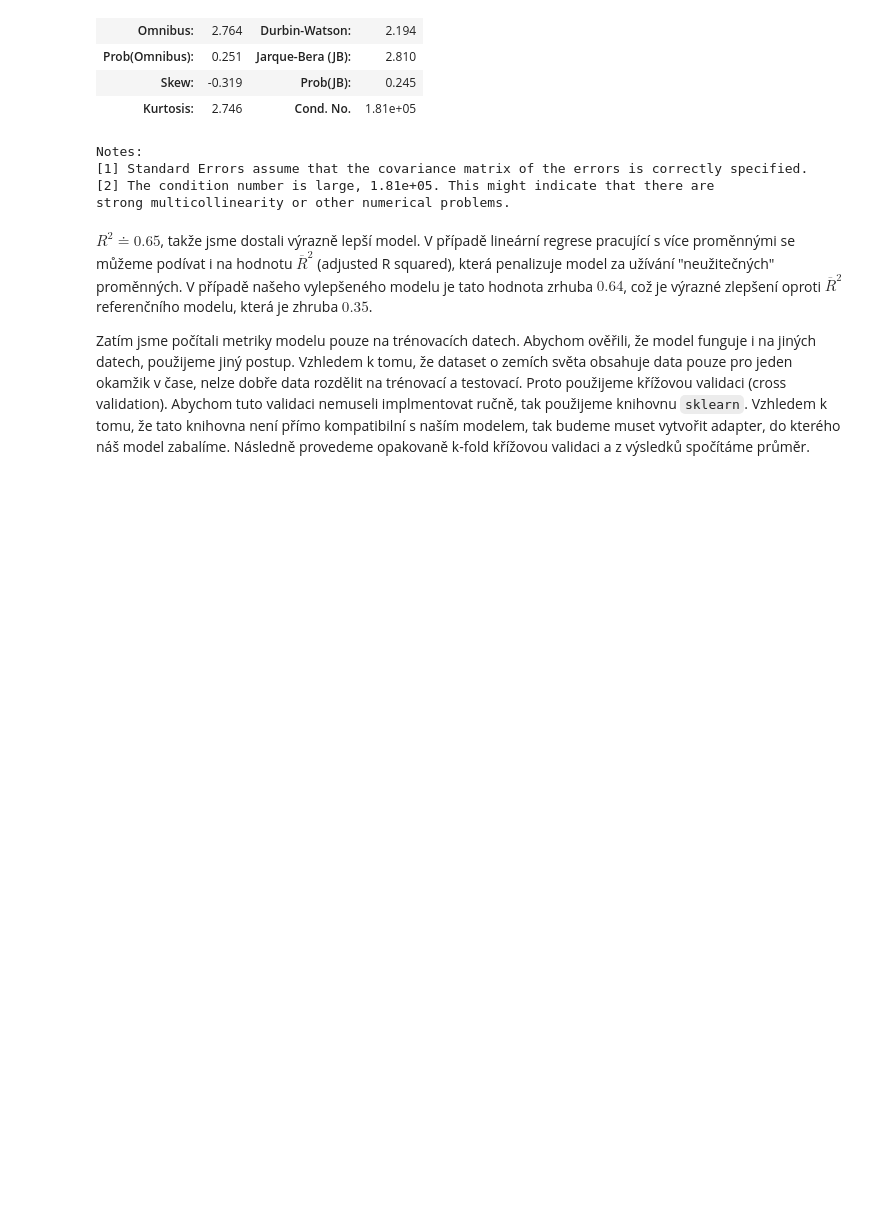
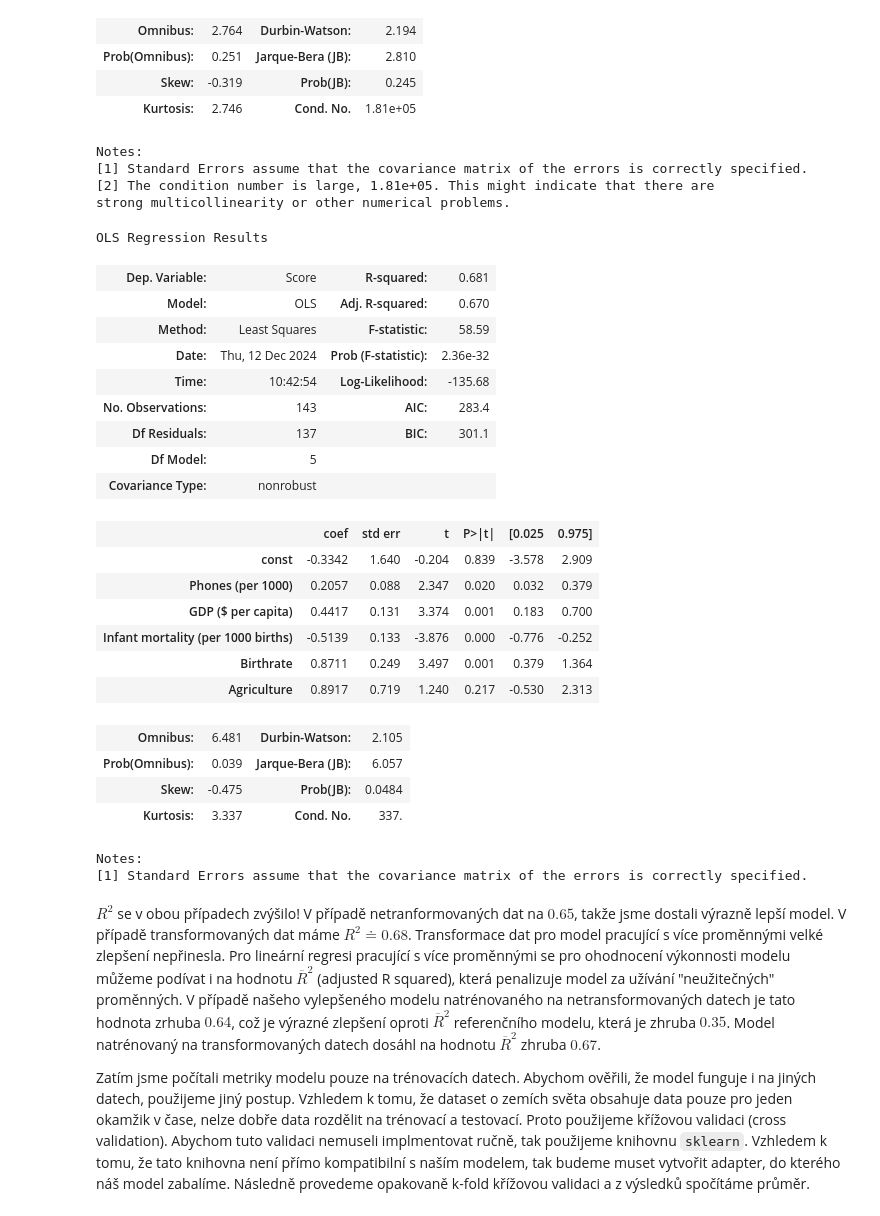
Before and after one commit to PatrikTrefil/NDBI048-data-science-project, a Jupyter notebook: main.ipynb, the cells around one changed output. Saved outputs shown, nothing was run; the diff lists cells and outputs as text; code cells hidden in the pictures; blank space fills up the shorter version.

```diff
--- a/main.ipynb
+++ b/main.ipynb
@@ -302,0 +327,9 @@ Pro vyhodnocení přesnosti predikcí modelu můžeme použít mnoho metrik. Ně
+# %%
+reference_model_transformed_data = transformed_data[["Literacy (%)", "Score"]].dropna()
+ref_trans_predictors = reference_model_transformed_data["Literacy (%)"]
+ref_trans_predicted_var = reference_model_data["Score"]
+
+ref_trans_predictors_with_constant = sm.add_constant(ref_predictors)
+
+ref_trans_model = sm.OLS(ref_predicted_var, ref_predictors_with_constant).fit()
+ref_trans_model.summary()
@@ -337,8 +392,41 @@ Notes:
 [1] Standard Errors assume that the covariance matrix of the errors is correctly specified.
 [2] The condition number is large, 1.81e+05. This might indicate that there are
 strong multicollinearity or other numerical problems.
+# %%
+improved_model_transformed_data = transformed_data[top_columns + ["Score"]].dropna()
+imp_trans_predictors = improved_model_transformed_data[top_columns]
+imp_trans_predicted_var = improved_model_transformed_data["Score"]
+
+imp_trans_predictors_with_constant = sm.add_constant(imp_predictors)
+
+imp_trans_model = sm.OLS(imp_predicted_var, imp_predictors_with_constant).fit()
+imp_trans_model.summary()
+# %% [output]
+OLS Regression Results
+| Dep. Variable: | Score | R-squared: | 0.681 |
+| Model: | OLS | Adj. R-squared: | 0.670 |
+| Method: | Least Squares | F-statistic: | 58.59 |
+| Date: | Thu, 12 Dec 2024 | Prob (F-statistic): | 2.36e-32 |
+| Time: | 10:42:54 | Log-Likelihood: | -135.68 |
+| No. Observations: | 143 | AIC: | 283.4 |
+| Df Residuals: | 137 | BIC: | 301.1 |
+| Df Model: | 5 |  |  |
+| Covariance Type: | nonrobust |  |  |
+|  | coef | std err | t | P>|t| | [0.025 | 0.975] |
+| const | -0.3342 | 1.640 | -0.204 | 0.839 | -3.578 | 2.909 |
+| Phones (per 1000) | 0.2057 | 0.088 | 2.347 | 0.020 | 0.032 | 0.379 |
+| GDP ($ per capita) | 0.4417 | 0.131 | 3.374 | 0.001 | 0.183 | 0.700 |
+| Infant mortality (per 1000 births) | -0.5139 | 0.133 | -3.876 | 0.000 | -0.776 | -0.252 |
+| Birthrate | 0.8711 | 0.249 | 3.497 | 0.001 | 0.379 | 1.364 |
+| Agriculture | 0.8917 | 0.719 | 1.240 | 0.217 | -0.530 | 2.313 |
+| Omnibus: | 6.481 | Durbin-Watson: | 2.105 |
+| Prob(Omnibus): | 0.039 | Jarque-Bera (JB): | 6.057 |
+| Skew: | -0.475 | Prob(JB): | 0.0484 |
+| Kurtosis: | 3.337 | Cond. No. | 337. |
+Notes:
+[1] Standard Errors assume that the covariance matrix of the errors is correctly specified.
 # %% [markdown]
-$R^2 \doteq 0.65$, takže jsme dostali výrazně lepší model. V případě lineární regrese pracující s více proměnnými se můžeme podívat i na hodnotu $\overline{R}^2$ (adjusted R squared), která penalizuje model za užívání "neužitečných" proměnných. V případě našeho vylepšeného modelu je tato hodnota zrhuba $0.64$, což je výrazné zlepšení oproti $\overline{R}^2$ referenčního modelu, která je zhruba $0.35$.
+$R^2$ se v obou případech zvýšilo! V případě netranformovaných dat na $0.65$, takže jsme dostali výrazně lepší model. V případě transformovaných dat máme $R^2 \doteq 0.68$. Transformace dat pro model pracující s více proměnnými velké zlepšení nepřinesla. Pro lineární regresi pracující s více proměnnými se pro ohodnocení výkonnosti modelu můžeme podívat i na hodnotu $\overline{R}^2$ (adjusted R squared), která penalizuje model za užívání "neužitečných" proměnných. V případě našeho vylepšeného modelu natrénovaného na netransformovaných datech je tato hodnota zrhuba $0.64$, což je výrazné zlepšení oproti $\overline{R}^2$ referenčního modelu, která je zhruba $0.35$. Model natrénovaný na transformovaných datech dosáhl na hodnotu $\overline{R}^2$ zhruba $0.67$.
 
 Zatím jsme počítali metriky modelu pouze na trénovacích datech. Abychom ověřili, že model funguje i na jiných datech, použijeme jiný postup. Vzhledem k tomu, že dataset o zemích světa obsahuje data pouze pro jeden okamžik v čase, nelze dobře data rozdělit na trénovací a testovací. Proto použijeme křížovou validaci (cross validation). Abychom tuto validaci nemuseli implmentovat ručně, tak použijeme knihovnu `sklearn`. Vzhledem k tomu, že tato knihovna není přímo kompatibilní s naším modelem, tak budeme muset vytvořit adapter, do kterého náš model zabalíme. Následně provedeme opakovaně k-fold křížovou validaci a z výsledků spočítáme průměr.
 # %%
```
Also changed, not shown: parts of 10 cells of this notebook, 1 other file.
